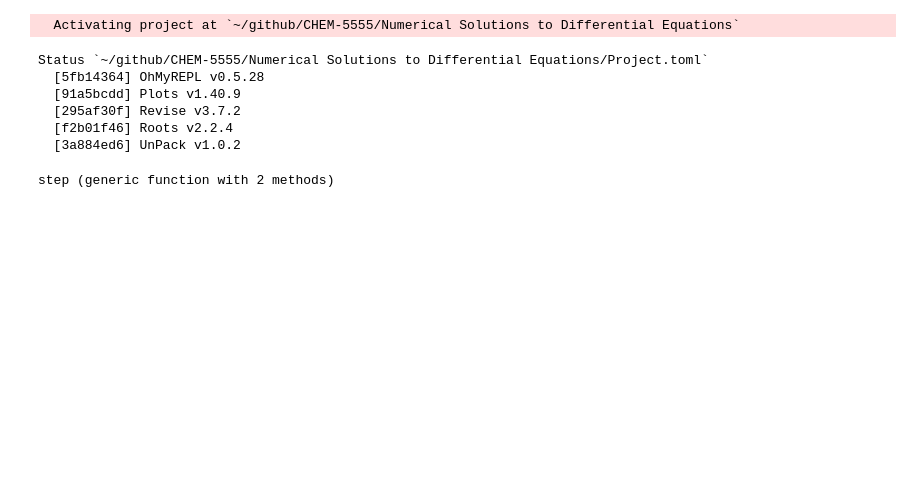
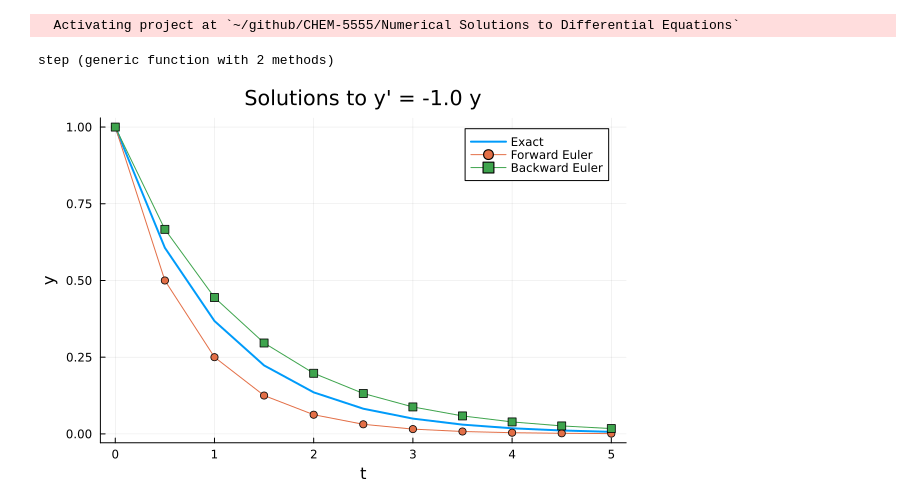
Before and after one commit to IntensiveRock/CHEM-5555, a Jupyter notebook: Numerical Solutions to Differential Equations/BackEuler.ipynb, the cells around one changed output. Cells and saved outputs as stored; diff of their text form; code cells hidden in the pictures; blank space fills up the shorter version.

```diff
--- a/Numerical Solutions to Differential Equations/BackEuler.ipynb
+++ b/Numerical Solutions to Differential Equations/BackEuler.ipynb
@@ -1,16 +1,13 @@
-# %%
-using Pkg
-Pkg.activate(".")
-Pkg.instantiate()
-Pkg.status()
-# %% [output]
-  Activating project at `~/github/CHEM-5555/Numerical Solutions to Differential Equations`
-Status `~/github/CHEM-5555/Numerical Solutions to Differential Equations/Project.toml`
-  [5fb14364] OhMyREPL v0.5.28
-  [91a5bcdd] Plots v1.40.9
-  [295af30f] Revise v3.7.2
-  [f2b01f46] Roots v2.2.4
-  [3a884ed6] UnPack v1.0.2
+# %%
+using Pkg
+using UnPack
+import Roots: fzero#Be careful. Roots has two solve methods.
+using Plots
+using Test
+Pkg.activate(".")
+Pkg.instantiate()
+# %% [output]
+  Activating project at `~/github/CHEM-5555/Numerical Solutions to Differential Equations`
 # %%
 include("JDE_ODE_Base.jl")
 using .JDE_ODE_Base
@@ -35,0 +34,31 @@ step (generic function with 2 methods)
+# %%
+#Plot forward and backward Euler solutions for
+#both y' = y and y' = -y.
+
+function show_plots(sign::Float64=-1.0)
+    f(y, t) = sign * y  # y' = y
+    y₀ = 1.0
+    T = 5.0
+    h = 0.5
+    tspan = 0:h:T
+    exact_sol(t) = y₀ * exp(sign * t)
+
+    # Create the ODE problem
+    problem = ODEProblem(f, y₀, T, h)
+
+    forward = solve(problem, ForwardEuler())
+    backward = solve(problem, BackwardEuler())
+
+    # Plot solutions
+    legend_ = (sign > 0) ? :topleft : :topright
+    plot(tspan, exact_sol.(tspan), label="Exact", linewidth=2, legend=legend_)
+    plot!(tspan, forward.y, label="Forward Euler", marker=:circle)
+    plot!(tspan, backward.y, label="Backward Euler", marker=:square)
+    xlabel!("t")
+    ylabel!("y")
+    title!("Solutions to y' = $sign y")
+end
+
+show_plots()
+# %% [output]
+[figure, added]
```
Also changed, not shown: parts of 5 cells of this notebook, 4 other files.
